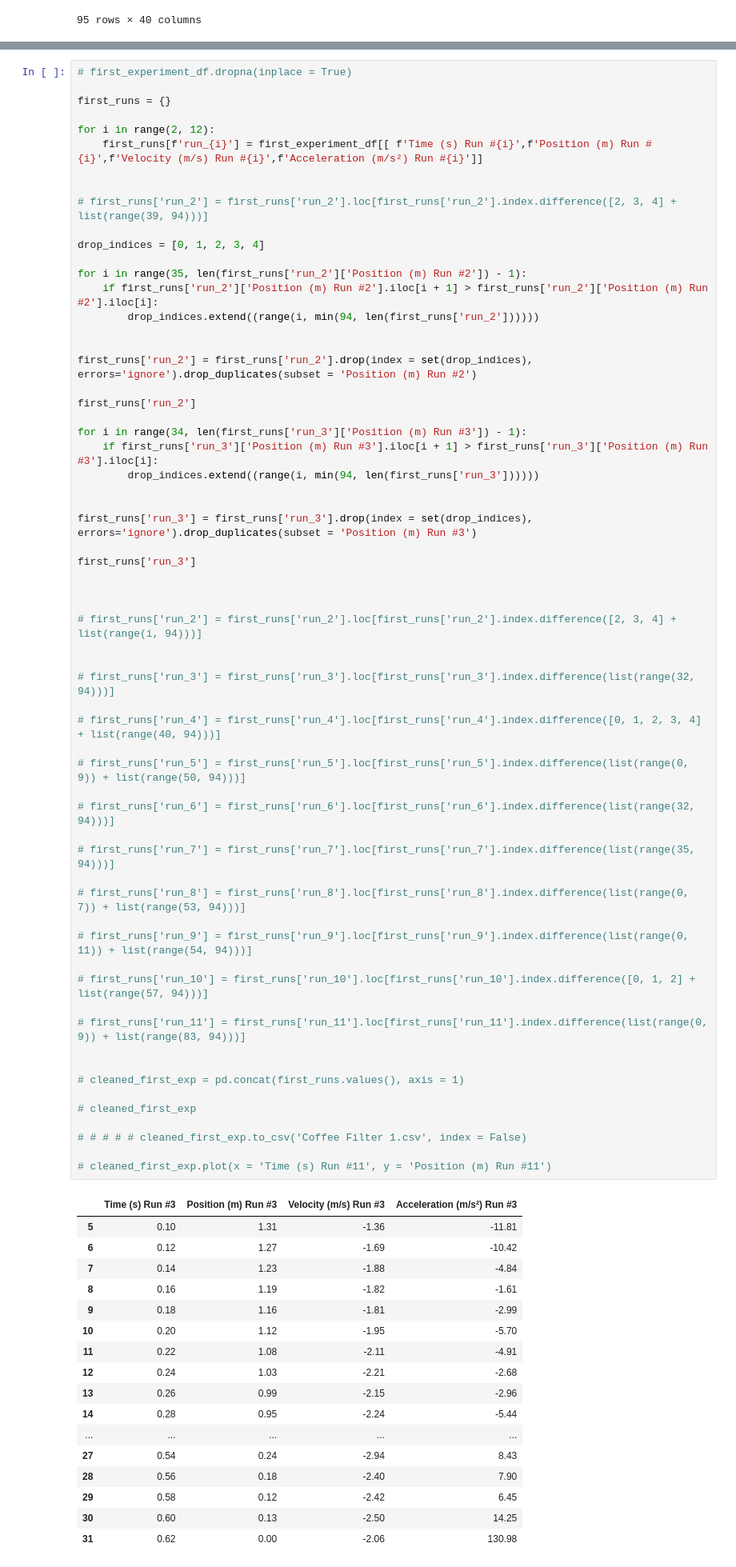
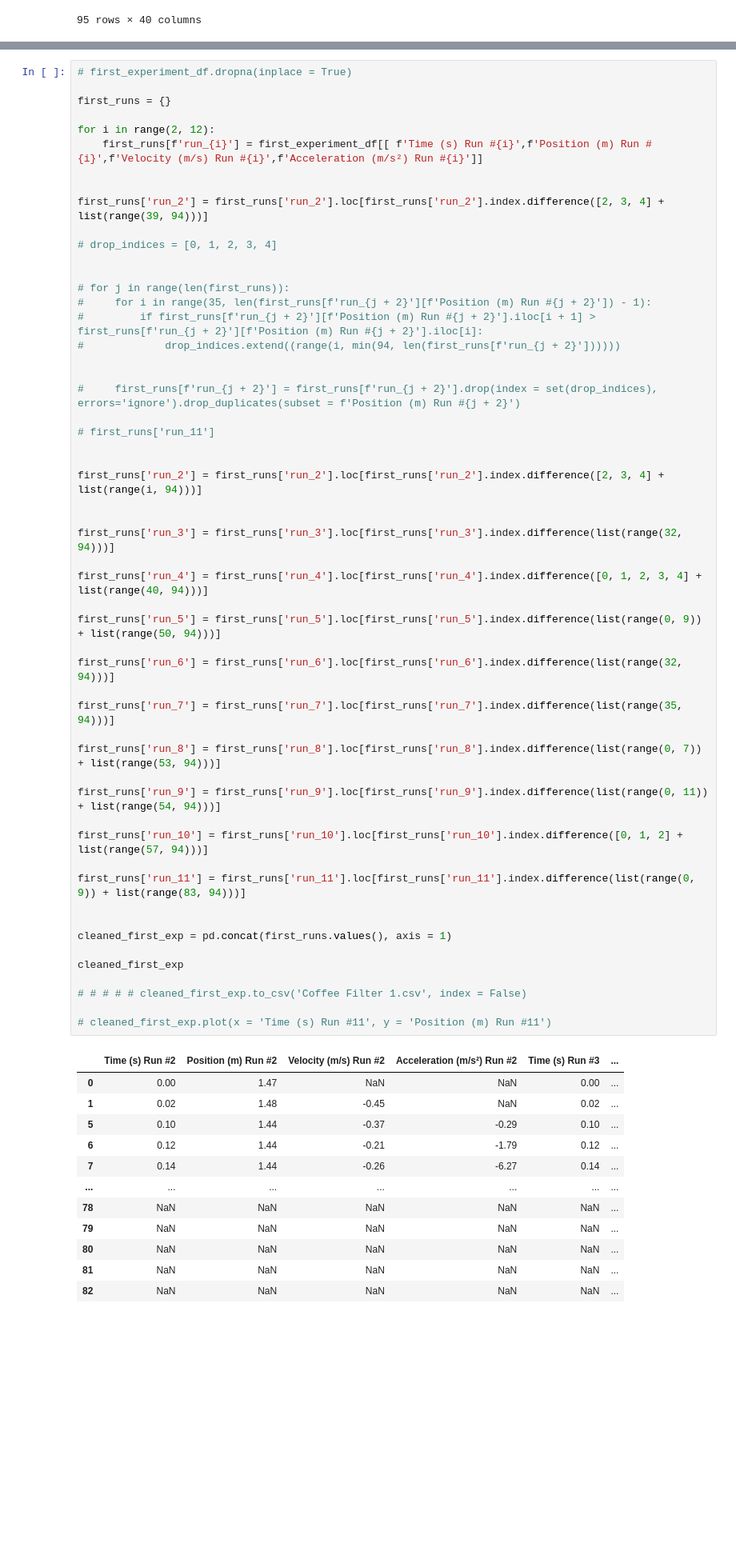
Before and after one commit to Sebastian42-5/python-2, a Jupyter notebook: assignment 1/Assignment1.ipynb, the cells around one changed output, grey strips where cells are left out. Shown at 80% size. Saved outputs shown, nothing was run; the diff lists cells and outputs as text; blank space fills up the shorter version.

```diff
--- a/assignment 1/Assignment1.ipynb
+++ b/assignment 1/Assignment1.ipynb
@@ -38,75 +38,62 @@ first_runs = {}
 for i in range(2, 12):
     first_runs[f'run_{i}'] = first_experiment_df[[ f'Time (s) Run #{i}',f'Position (m) Run #{i}',f'Velocity (m/s) Run #{i}',f'Acceleration (m/s²) Run #{i}']]
 
 
-# first_runs['run_2'] = first_runs['run_2'].loc[first_runs['run_2'].index.difference([2, 3, 4] + list(range(39, 94)))]
+first_runs['run_2'] = first_runs['run_2'].loc[first_runs['run_2'].index.difference([2, 3, 4] + list(range(39, 94)))]
 
-drop_indices = [0, 1, 2, 3, 4]
-
-for i in range(35, len(first_runs['run_2']['Position (m) Run #2']) - 1):
-    if first_runs['run_2']['Position (m) Run #2'].iloc[i + 1] > first_runs['run_2']['Position (m) Run #2'].iloc[i]:
-        drop_indices.extend((range(i, min(94, len(first_runs['run_2'])))))
+# drop_indices = [0, 1, 2, 3, 4]
 
 
-first_runs['run_2'] = first_runs['run_2'].drop(index = set(drop_indices), errors='ignore').drop_duplicates(subset = 'Position (m) Run #2')
-
-first_runs['run_2']
-
-for i in range(34, len(first_runs['run_3']['Position (m) Run #3']) - 1):
-    if first_runs['run_3']['Position (m) Run #3'].iloc[i + 1] > first_runs['run_3']['Position (m) Run #3'].iloc[i]:
-        drop_indices.extend((range(i, min(94, len(first_runs['run_3'])))))
+# for j in range(len(first_runs)):
+#     for i in range(35, len(first_runs[f'run_{j + 2}'][f'Position (m) Run #{j + 2}']) - 1):
+#         if first_runs[f'run_{j + 2}'][f'Position (m) Run #{j + 2}'].iloc[i + 1] > first_runs[f'run_{j + 2}'][f'Position (m) Run #{j + 2}'].iloc[i]:
+#             drop_indices.extend((range(i, min(94, len(first_runs[f'run_{j + 2}'])))))
 
 
-first_runs['run_3'] = first_runs['run_3'].drop(index = set(drop_indices), errors='ignore').drop_duplicates(subset = 'Position (m) Run #3')
+#     first_runs[f'run_{j + 2}'] = first_runs[f'run_{j + 2}'].drop(index = set(drop_indices), errors='ignore').drop_duplicates(subset = f'Position (m) Run #{j + 2}')
 
-first_runs['run_3']
+# first_runs['run_11']
 
 
-
-# first_runs['run_2'] = first_runs['run_2'].loc[first_runs['run_2'].index.difference([2, 3, 4] + list(range(i, 94)))]
+first_runs['run_2'] = first_runs['run_2'].loc[first_runs['run_2'].index.difference([2, 3, 4] + list(range(i, 94)))]
 
 
-# first_runs['run_3'] = first_runs['run_3'].loc[first_runs['run_3'].index.difference(list(range(32, 94)))]
+first_runs['run_3'] = first_runs['run_3'].loc[first_runs['run_3'].index.difference(list(range(32, 94)))]
 
-# first_runs['run_4'] = first_runs['run_4'].loc[first_runs['run_4'].index.difference([0, 1, 2, 3, 4] + list(range(40, 94)))]
+first_runs['run_4'] = first_runs['run_4'].loc[first_runs['run_4'].index.difference([0, 1, 2, 3, 4] + list(range(40, 94)))]
 
-# first_runs['run_5'] = first_runs['run_5'].loc[first_runs['run_5'].index.difference(list(range(0, 9)) + list(range(50, 94)))]
+first_runs['run_5'] = first_runs['run_5'].loc[first_runs['run_5'].index.difference(list(range(0, 9)) + list(range(50, 94)))]
 
-# first_runs['run_6'] = first_runs['run_6'].loc[first_runs['run_6'].index.difference(list(range(32, 94)))]
+first_runs['run_6'] = first_runs['run_6'].loc[first_runs['run_6'].index.difference(list(range(32, 94)))]
 
-# first_runs['run_7'] = first_runs['run_7'].loc[first_runs['run_7'].index.difference(list(range(35, 94)))]
+first_runs['run_7'] = first_runs['run_7'].loc[first_runs['run_7'].index.difference(list(range(35, 94)))]
 
-# first_runs['run_8'] = first_runs['run_8'].loc[first_runs['run_8'].index.difference(list(range(0, 7)) + list(range(53, 94)))]
+first_runs['run_8'] = first_runs['run_8'].loc[first_runs['run_8'].index.difference(list(range(0, 7)) + list(range(53, 94)))]
 
-# first_runs['run_9'] = first_runs['run_9'].loc[first_runs['run_9'].index.difference(list(range(0, 11)) + list(range(54, 94)))]
+first_runs['run_9'] = first_runs['run_9'].loc[first_runs['run_9'].index.difference(list(range(0, 11)) + list(range(54, 94)))]
 
-# first_runs['run_10'] = first_runs['run_10'].loc[first_runs['run_10'].index.difference([0, 1, 2] + list(range(57, 94)))]
+first_runs['run_10'] = first_runs['run_10'].loc[first_runs['run_10'].index.difference([0, 1, 2] + list(range(57, 94)))]
 
-# first_runs['run_11'] = first_runs['run_11'].loc[first_runs['run_11'].index.difference(list(range(0, 9)) + list(range(83, 94)))]
+first_runs['run_11'] = first_runs['run_11'].loc[first_runs['run_11'].index.difference(list(range(0, 9)) + list(range(83, 94)))]
 
 
-# cleaned_first_exp = pd.concat(first_runs.values(), axis = 1)
+cleaned_first_exp = pd.concat(first_runs.values(), axis = 1)
 
-# cleaned_first_exp
+cleaned_first_exp
 
 # # # # # cleaned_first_exp.to_csv('Coffee Filter 1.csv', index = False)
 
 # cleaned_first_exp.plot(x = 'Time (s) Run #11', y = 'Position (m) Run #11')
 # %% [output]
-|  | Time (s) Run #3 | Position (m) Run #3 | Velocity (m/s) Run #3 | Acceleration (m/s²) Run #3 |
-| 5 | 0.10 | 1.31 | -1.36 | -11.81 |
-| 6 | 0.12 | 1.27 | -1.69 | -10.42 |
-| 7 | 0.14 | 1.23 | -1.88 | -4.84 |
-| 8 | 0.16 | 1.19 | -1.82 | -1.61 |
-| 9 | 0.18 | 1.16 | -1.81 | -2.99 |
-| 10 | 0.20 | 1.12 | -1.95 | -5.70 |
-| 11 | 0.22 | 1.08 | -2.11 | -4.91 |
-| 12 | 0.24 | 1.03 | -2.21 | -2.68 |
-| 13 | 0.26 | 0.99 | -2.15 | -2.96 |
-| 14 | 0.28 | 0.95 | -2.24 | -5.44 |
-| ... | ... | ... | ... | ... |
-| 27 | 0.54 | 0.24 | -2.94 | 8.43 |
-| 28 | 0.56 | 0.18 | -2.40 | 7.90 |
-| 29 | 0.58 | 0.12 | -2.42 | 6.45 |
-| 30 | 0.60 | 0.13 | -2.50 | 14.25 |
-| 31 | 0.62 | 0.00 | -2.06 | 130.98 |
+|  | Time (s) Run #2 | Position (m) Run #2 | Velocity (m/s) Run #2 | Acceleration (m/s²) Run #2 | Time (s) Run #3 | ... |
+| 0 | 0.00 | 1.47 | NaN | NaN | 0.00 | ... |
+| 1 | 0.02 | 1.48 | -0.45 | NaN | 0.02 | ... |
+| 5 | 0.10 | 1.44 | -0.37 | -0.29 | 0.10 | ... |
+| 6 | 0.12 | 1.44 | -0.21 | -1.79 | 0.12 | ... |
+| 7 | 0.14 | 1.44 | -0.26 | -6.27 | 0.14 | ... |
+| ... | ... | ... | ... | ... | ... | ... |
+| 78 | NaN | NaN | NaN | NaN | NaN | ... |
+| 79 | NaN | NaN | NaN | NaN | NaN | ... |
+| 80 | NaN | NaN | NaN | NaN | NaN | ... |
+| 81 | NaN | NaN | NaN | NaN | NaN | ... |
+| 82 | NaN | NaN | NaN | NaN | NaN | ... |
```
Also changed, not shown: parts of 1 cell of this notebook.
